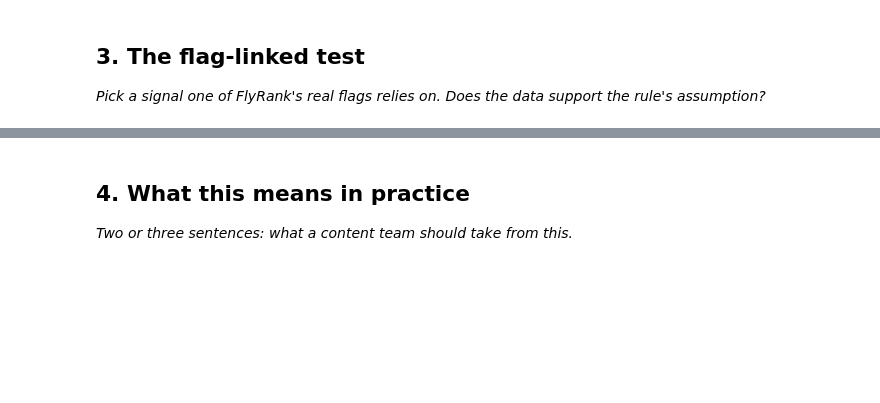
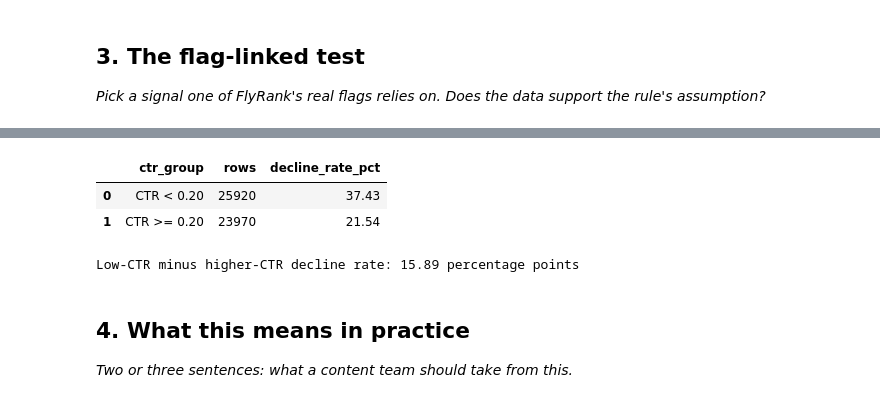
Before and after one commit to ZubairQazzi/flyrank-ml-internship-zubair, a Jupyter notebook: work/notebooks/w04_signal_audit.ipynb, the cells around one changed output, grey strips where cells are left out. Cells and saved outputs as stored; diff of their text form; code cells hidden in the pictures; blank space fills up the shorter version.

```diff
--- a/work/notebooks/w04_signal_audit.ipynb
+++ b/work/notebooks/w04_signal_audit.ipynb
@@ -30,3 +449,63 @@ This skeleton is yours to fill. Work the sections **in order** — each one has
+# %%
+# --------------------------------------------------
+# Flag-linked test:
+# weak CTR among pages with meaningful visibility
+# --------------------------------------------------
+
+visible_pages = signal_frame[
+    signal_frame["past_impressions"] >= 500
+].copy()
+
+visible_pages["ctr_group"] = np.where(
+    visible_pages["past_ctr"] < 0.20,
+    "CTR < 0.20",
+    "CTR >= 0.20",
+)
+
+flag_linked_test = (
+    visible_pages
+    .groupby("ctr_group")["future_decline"]
+    .agg(
+        rows="count",
+        decline_rate="mean",
+    )
+    .reset_index()
+)
+
+flag_linked_test["decline_rate_pct"] = (
+    100 * flag_linked_test["decline_rate"]
+)
+
+display(
+    flag_linked_test[
+        [
+            "ctr_group",
+            "rows",
+            "decline_rate_pct",
+        ]
+    ].round(2)
+)
+
+rates = (
+    flag_linked_test
+    .set_index("ctr_group")["decline_rate"]
+)
+
+difference_pp = 100 * (
+    rates["CTR < 0.20"]
+    - rates["CTR >= 0.20"]
+)
+
+print(
+    "Low-CTR minus higher-CTR decline rate:",
+    round(difference_pp, 2),
+    "percentage points",
+)
+# %% [output]
+|  | ctr_group | rows | decline_rate_pct |
+| 0 | CTR < 0.20 | 25920 | 37.43 |
+| 1 | CTR >= 0.20 | 23970 | 21.54 |
+Low-CTR minus higher-CTR decline rate: 15.89 percentage points
 # %% [markdown]
 ## 4. What this means in practice
 
```
Also changed, not shown: parts of 12 cells of this notebook.
